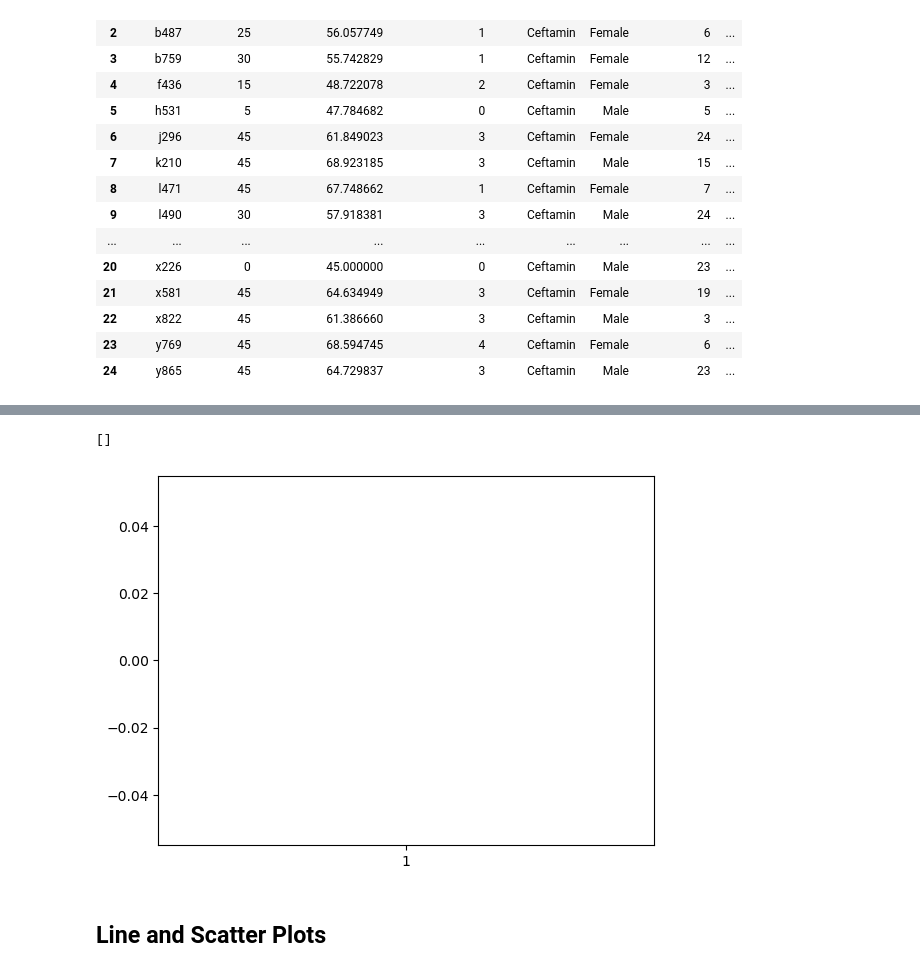
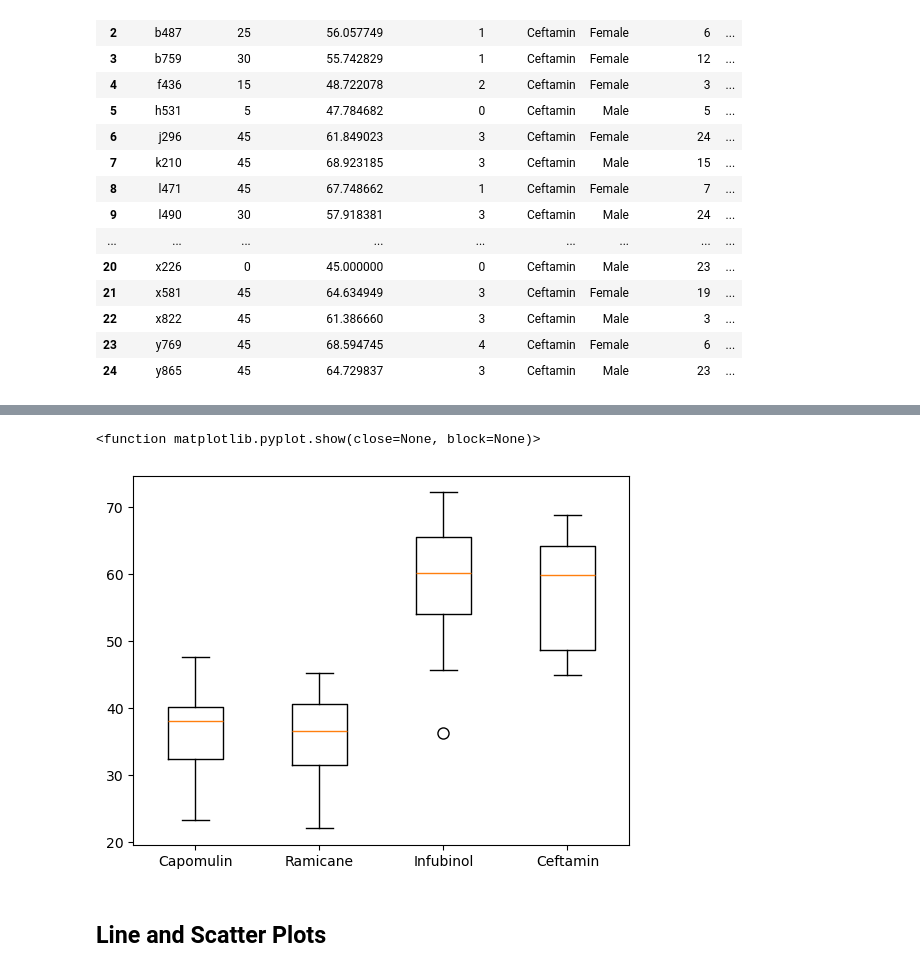
Before and after one commit to laurar9889/matplotlib_challenge, a Jupyter notebook: pymaceuticals_LR.ipynb, the cells around one changed output, grey strips where cells are left out. Cells and saved outputs as stored; diff of their text form; code cells hidden in the pictures.

Commit message:
Making the boxplot work

```diff
--- a/pymaceuticals_LR.ipynb
+++ b/pymaceuticals_LR.ipynb
@@ -356,0 +321,4 @@ for drugs in drug_options:
+# %%
+max_timepoint_all_data = cleaned_data_df.groupby(["Mouse ID"])["Timepoint"].max()
+merge_max_into_data = pd.merge(max_timepoint_all_data,cleaned_data_df, on=["Mouse ID","Timepoint"], how="left")
+merge_max_into_data
@@ -357,14 +339,20 @@ for drugs in drug_options:
 # %%
-# Create empty list to fill with tumor vol data (for plotting)
-tumor_vol = []
-outliers = []
-
+# Create empty list to fill with tumor vol data (for plotting).
+drug_options = ["Capomulin", "Ramicane", "Infubinol", "Ceftamin"]
+last_tum_vol = []
+#Loop through the list to find only the drugs of interest, listed in drug options
 for drugs in drug_options:
-    quartiles = last_tum_vol[last_tum_vol["Drug Regimen"] == drugs]["Tumor Volume (mm3)"].quantile([0.25, 0.5, 0.75])
-    lowerq = quartiles[0.25]
-    upperq = quartiles[0.75]
-    iqr = upperq - lowerq
-
-    lower_bound = lowerq - (1.5 * iqr)
-    upper_bound = upperq + (1.5 * iqr)
-    outliers = last_tum_vol[(last_tum_vol["Drug Regimen"] == drugs) & ((last_tum_vol["Tumor Volume (mm3)"] < lower_bound) | (last_tum_vol["Tumor Volume (mm3)"] > upper_bound))]
+    four_drugs_data = merge_max_into_data.loc[merge_max_into_data["Drug Regimen"]==drugs]
+    #identify the outliers
+    quartiles = four_drugs_data["Tumor Volume (mm3)"].quantile([.25,.5,.75])
+    lower_quartile = quartiles[0.25]
+    upper_quartile = quartiles[0.75]
+    iqr = upper_quartile - lower_quartile
+    lower_bound = lower_quartile - (0.25*iqr)
+    upper_bound = upper_quartile + (0.75*iqr)
+    outliers = four_drugs_data.loc[(four_drugs_data["Tumor Volume (mm3)"] < lower_bound) | (merge_max_into_data["Tumor Volume (mm3)"] > upper_bound)]
+    # Print Outliers for each drug analyzed
+    print(f"{drugs} outliers: {outliers['Tumor Volume (mm3)']}")
+    # add subset
+    last_tum_vol.append(four_drugs_data["Tumor Volume (mm3)"])
+    four_drugs_data
@@ -371,18 +376,10 @@ for drugs in drug_options:
-# %%
-# Sort the data to identify potential outliers. As you can see, the data is empty, not storting the loop information.
-tumor_vol.sort
-print(tumor_vol)
-# %% [output]
-[]
-# %%
-#Draft the outlier plot. It does not show anything because the tumor volume list is empty right now.
-y = tumor_vol
-x = drug_options
-fig1, ax1 = plt.subplots()
-ax1.boxplot(y)
-plt.show()
-# %% [output]
-[figure, removed]
+# %%
+#Draft the outlier plot.
+plt.boxplot(last_tum_vol, labels = drug_options, flierprops=dict(markersize = 8))
+plt.show
+# %% [output]
+<function matplotlib.pyplot.show(close=None, block=None)>
+[figure, added]
 # %% [markdown]
 ## Line and Scatter Plots
 # %%
```
Also changed, not shown: parts of 5 cells of this notebook.
